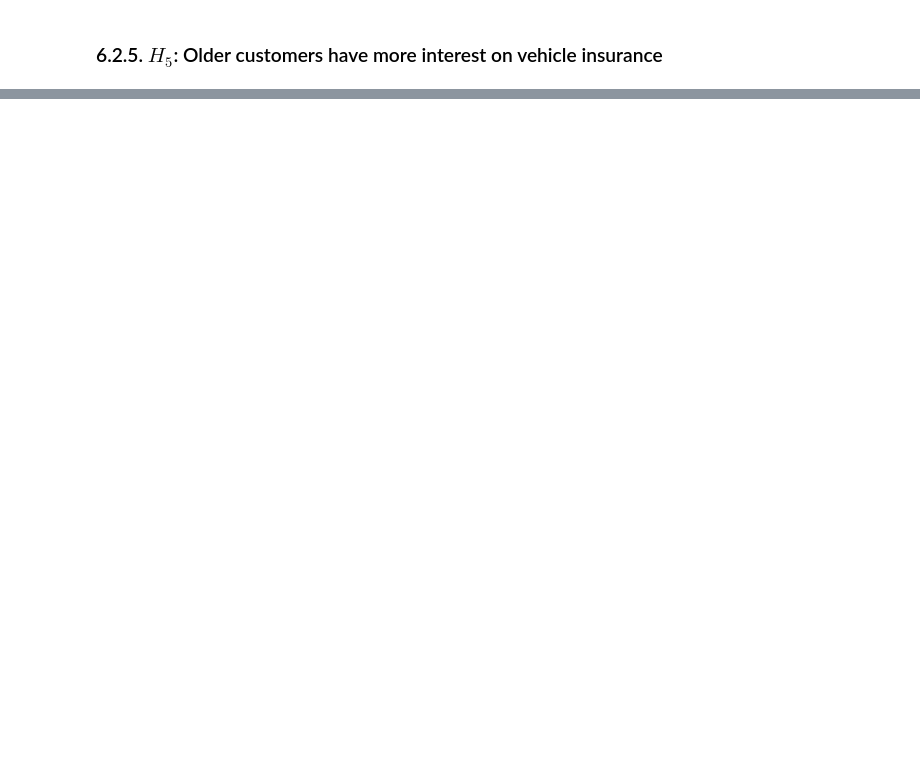
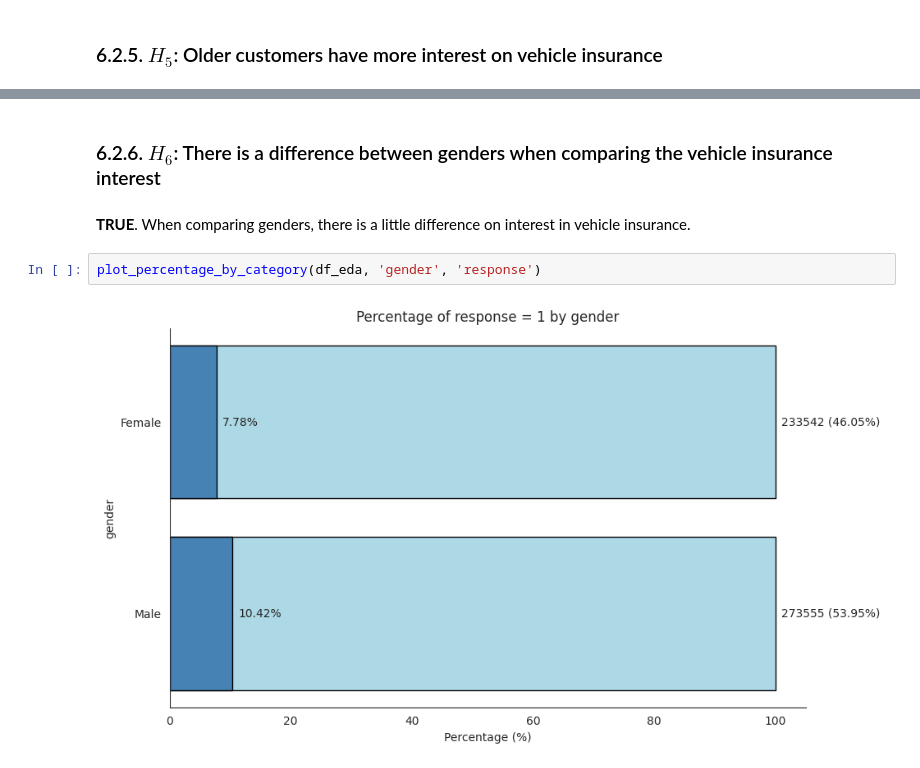
Before and after one commit to Emersonmiady/health-insurance-cross-sell, a Jupyter notebook: src/hi_cs_analysis.ipynb, the cells around one changed output, grey strips where cells are left out. Saved outputs shown, nothing was run; the diff lists cells and outputs as text; blank space fills up the shorter version.

```diff
--- a/src/hi_cs_analysis.ipynb
+++ b/src/hi_cs_analysis.ipynb
@@ -686,0 +797,8 @@ We can observe that **different policy sales channels have different percentage
+# %% [markdown]
+### 6.2.6. $H_{6}$: There is a difference between genders when comparing the vehicle insurance interest
+# %% [markdown]
+**TRUE**. When comparing genders, there is a little difference on interest in vehicle insurance.
+# %%
+plot_percentage_by_category(df_eda, 'gender', 'response')
+# %% [output]
+[figure, added]
```
Also changed, not shown: parts of 38 cells of this notebook.
